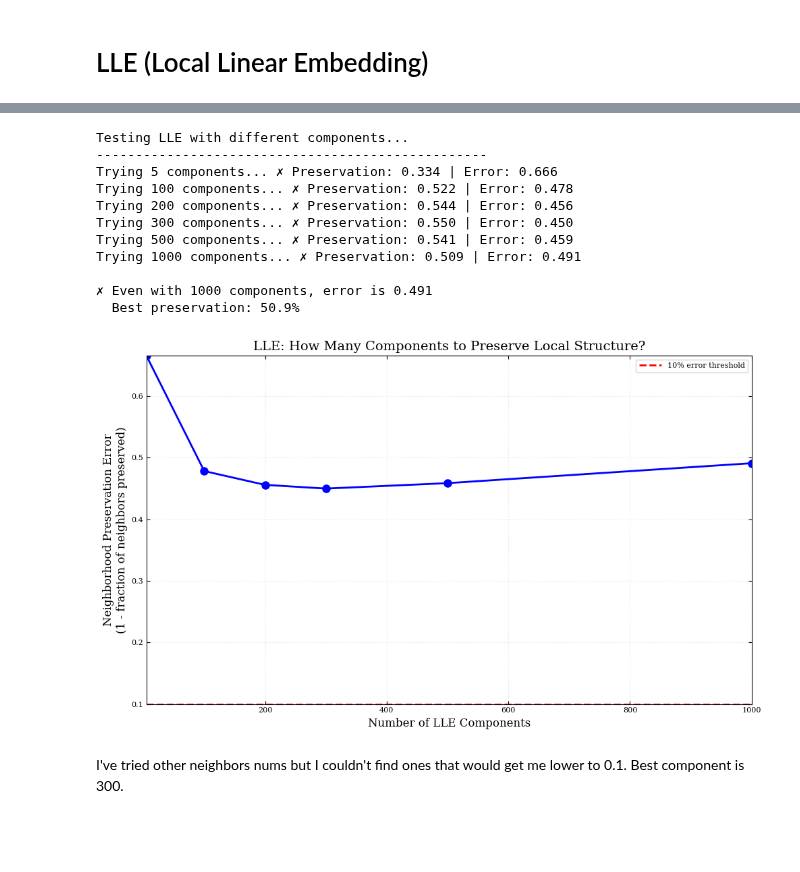
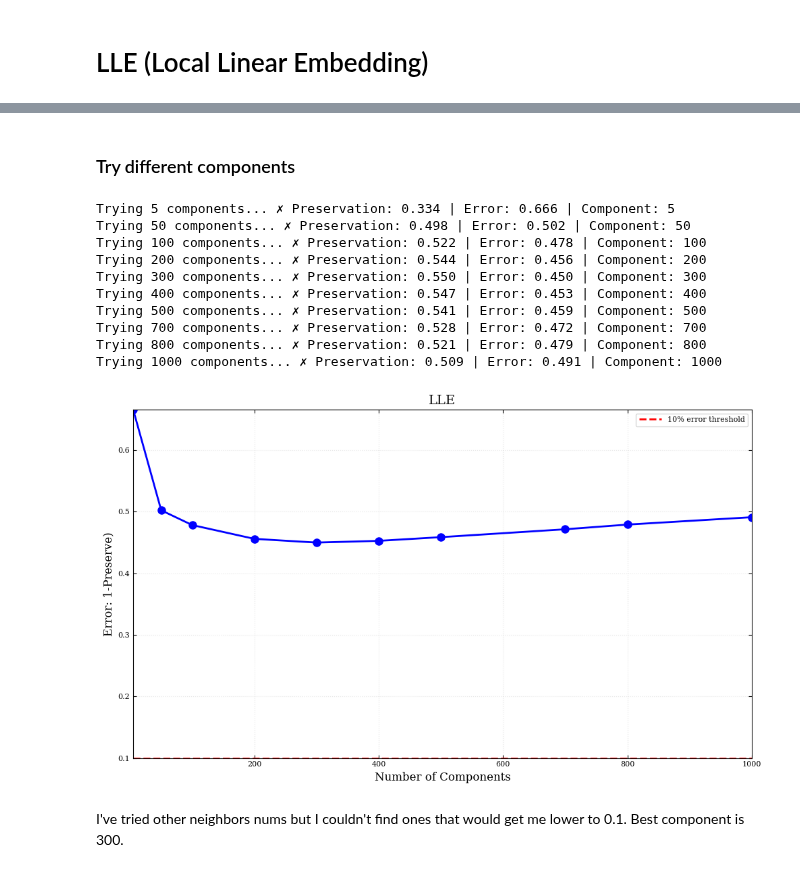
Before and after one commit to seoserang/phys255ml, a Jupyter notebook: 8 Dimensionality Reduction/Assignment 10/PCAandLLE.ipynb, the cells around one changed output, grey strips where cells are left out. Cells and saved outputs as stored; diff of their text form; code cells hidden in the pictures; blank space fills up the shorter version.

```diff
--- a/8 Dimensionality Reduction/Assignment 10/PCAandLLE.ipynb
+++ b/8 Dimensionality Reduction/Assignment 10/PCAandLLE.ipynb
@@ -195,26 +185,13 @@ Fitting LLE...
 [figure]
+# %% [markdown]
+### Try different components
 # %%
-# ============================================================================
-# Better: Test LLE by reconstructing distances in the original space
-# ============================================================================
-import numpy as np
-import matplotlib.pyplot as plt
-from sklearn import manifold
-from sklearn.neighbors import NearestNeighbors
-
-# Load data
-data = np.load('spec4000_corrected.npz')
-Xn = data['X']
-
-print("Testing LLE with different components...")
-print("-" * 50)
-
 # Test different numbers of components
-n_components_to_try = [5, 100, 200, 300, 500, 1000]
+n_components_to_try = [5,50, 100, 200, 300, 400, 500, 700, 800, 1000]
 neighborhood_errors = []
 
 for n_comp in n_components_to_try:
-    print(f"Trying {n_comp} components...", end=" ")
+    print(f"Trying {len(n_comp)} components...", end=" ")
 
     # Fit LLE
     lle = manifold.LocallyLinearEmbedding(
@@ -236,62 +213,47 @@ for n_comp in n_components_to_try:
     sample_indices = np.random.choice(len(Xn), n_samples, replace=False)
 
     preservation_rates = []
     for idx in sample_indices:
         # Get neighbors in original space
         _, orig_neighbors = nbrs_orig.kneighbors(Xn[idx:idx+1])
         # Get neighbors in LLE space
         _, lle_neighbors = nbrs_lle.kneighbors(Y_LLE[idx:idx+1])
 
         # What fraction of LLE neighbors are also original neighbors?
         n_keep = 5  # Check top 5 neighbors
         overlap = len(set(orig_neighbors[0][:n_keep]) & set(lle_neighbors[0][:n_keep]))
         preservation = overlap / n_keep
         preservation_rates.append(preservation)
 
     avg_preservation = np.mean(preservation_rates)
     error = 1 - avg_preservation
     neighborhood_errors.append(error)
 
     status = "✓" if error < 0.1 else "✗"
-    print(f"{status} Preservation: {avg_preservation:.3f} | Error: {error:.3f}")
+    print(f"{status} Preservation: {avg_preservation:.3f} | Error: {error:.3f} | Component: {n_comp}")
 
 # Plot
 plt.figure(figsize=(10, 6))
 plt.plot(n_components_to_try, neighborhood_errors, 'bo-', linewidth=2, markersize=8)
 plt.axhline(y=0.1, color='r', linestyle='--', label='10% error threshold', linewidth=2)
-plt.xlabel('Number of LLE Components', fontsize=12)
-plt.ylabel('Neighborhood Preservation Error\n(1 - fraction of neighbors preserved)', fontsize=12)
-plt.title('LLE: How Many Components to Preserve Local Structure?', fontsize=14)
+plt.xlabel('Number of Components', fontsize=12)
+plt.ylabel('Error: 1-Preserve)', fontsize=12)
+plt.title('LLE', fontsize=14)
 plt.grid(True, alpha=0.3)
 plt.legend()
-
-# Find minimum components
-below_threshold = np.where(np.array(neighborhood_errors) < 0.1)[0]
-if len(below_threshold) > 0:
-    min_components = n_components_to_try[below_threshold[0]]
-    min_error = neighborhood_errors[below_threshold[0]]
-    plt.axvline(x=min_components, color='g', linestyle='--', alpha=0.5)
-    plt.text(min_components, 0.05, f'Need {min_components}\nError: {min_error:.3f}',
-             ha='center', fontsize=10)
-    print(f"\n✓ Need {min_components} LLE components to preserve 90% of local neighborhoods")
-else:
-    print(f"\n✗ Even with {n_components_to_try[-1]} components, error is {neighborhood_errors[-1]:.3f}")
-    print("  Best preservation: {:.1f}%".format((1-neighborhood_errors[-1])*100))
-
 plt.tight_layout()
 plt.show()
 # %% [output]
-Testing LLE with different components...
---------------------------------------------------
-Trying 5 components... ✗ Preservation: 0.334 | Error: 0.666
-Trying 100 components... ✗ Preservation: 0.522 | Error: 0.478
-Trying 200 components... ✗ Preservation: 0.544 | Error: 0.456
-Trying 300 components... ✗ Preservation: 0.550 | Error: 0.450
-Trying 500 components... ✗ Preservation: 0.541 | Error: 0.459
-Trying 1000 components... ✗ Preservation: 0.509 | Error: 0.491
-
-✗ Even with 1000 components, error is 0.491
-  Best preservation: 50.9%
+Trying 5 components... ✗ Preservation: 0.334 | Error: 0.666 | Component: 5
+Trying 50 components... ✗ Preservation: 0.498 | Error: 0.502 | Component: 50
+Trying 100 components... ✗ Preservation: 0.522 | Error: 0.478 | Component: 100
+Trying 200 components... ✗ Preservation: 0.544 | Error: 0.456 | Component: 200
+Trying 300 components... ✗ Preservation: 0.550 | Error: 0.450 | Component: 300
+Trying 400 components... ✗ Preservation: 0.547 | Error: 0.453 | Component: 400
+Trying 500 components... ✗ Preservation: 0.541 | Error: 0.459 | Component: 500
+Trying 700 components... ✗ Preservation: 0.528 | Error: 0.472 | Component: 700
+Trying 800 components... ✗ Preservation: 0.521 | Error: 0.479 | Component: 800
+Trying 1000 components... ✗ Preservation: 0.509 | Error: 0.491 | Component: 1000
-[figure, old version]
+[figure, new version]
 # %% [markdown]
 I've tried other neighbors nums but I couldn't find ones that would get me lower to 0.1. Best component is 300.
```
Also changed, not shown: parts of 7 cells of this notebook, 2 other files.
